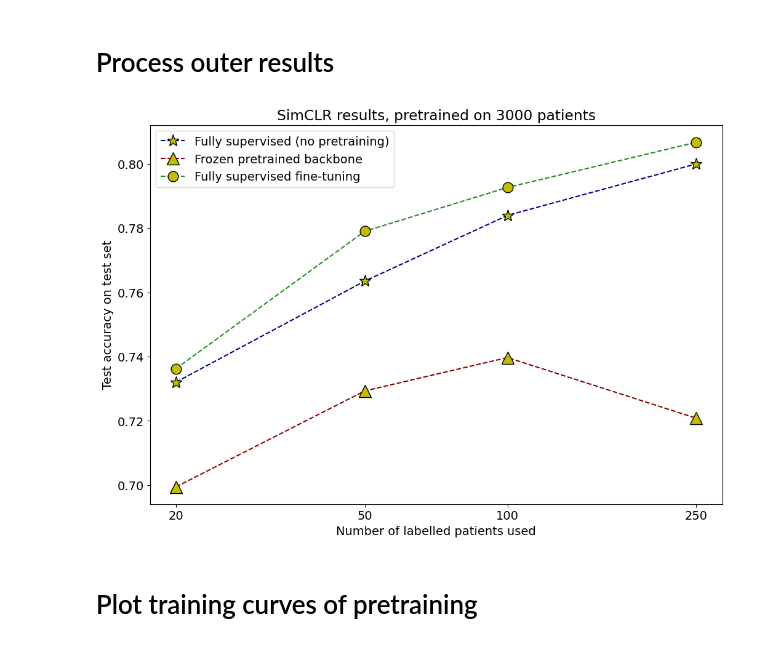
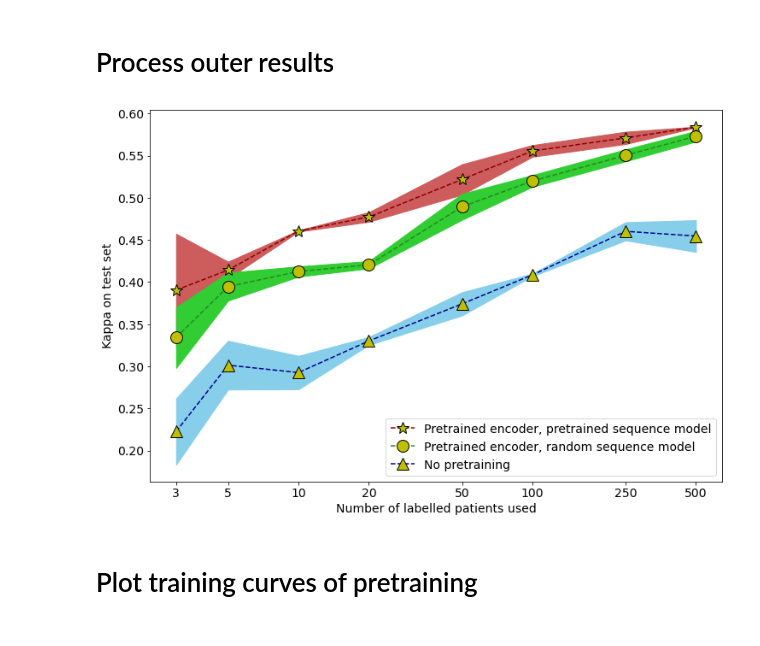
Before and after one commit to TomS55555/thesis, a Jupyter notebook: experiments/process_results.ipynb, the cells around one changed output. Cells and saved outputs as stored; diff of their text form; code cells hidden in the pictures.

```diff
--- a/experiments/process_results.ipynb
+++ b/experiments/process_results.ipynb
@@ -175,27 +151,0 @@ def process_one_file_outer(filename):
-# %%
-patients_outer = [20, 50, 100, 250]
-results = list()
-result_files = ['RandomShuffleTransformer\\results\\test_on_' + str(i) + 'pat' for i in patients_outer]
-sup_results_acc = list()
-sup_results_kappa = list()
-sup_results_fine_acc = list()
-sup_results_fine_kappa = list()
-log_results_acc = list()
-log_results_kappa = list()
-fine_results_acc = list()
-fine_results_kappa = list()
-
-for result_path in result_files:
-    result = process_one_file_outer(result_path)
-    sup_results_acc.append(result['sup_results_acc'])
-    sup_results_kappa.append(result['sup_results_kappa'])
-    sup_results_fine_acc.append(result['sup_results_fine_acc'])
-    sup_results_fine_kappa.append(result['sup_results_fine_kappa'])
-    log_results_acc.append(result['log_results_acc'])
-    log_results_kappa.append(result['log_results_kappa'])
-    fine_results_acc.append(result['fine_results_acc'])
-    fine_results_kappa.append(result['fine_results_kappa'])
-
-plot_simclr(patients_outer, sup_results=sup_results_fine_acc, log_results=log_results_acc, fine_results=fine_results_acc)
-# %% [output]
-[figure, removed]
@@ -202,3 +199,34 @@ plot_simclr(patients_outer, sup_results=sup_results_fine_acc, log_results=log_re
+# %%
+def plot_random_shuffle(results, metric='acc', plot_stds=True, save_name=None):
+    fig = plt.figure(figsize=(12,8))
+    patients = results['patients']
+    plt.plot(patients, results['fully_tuned_res_'+metric]['mean'], '--', color="darkred", marker="*", markeredgecolor="#000", markerfacecolor="y", markersize=14, label="Pretrained encoder, pretrained sequence model")
+    plt.plot(patients, results['sup_res_fine_'+metric]['mean'], '--', color="forestgreen", marker="o", markeredgecolor="#000", markerfacecolor="y", markersize=14, label="Pretrained encoder, random sequence model")
+    plt.plot(patients, results['no_pretrain_res_'+metric]['mean'], '--', color="darkblue", marker="^", markeredgecolor="#000", markerfacecolor="y", markersize=14, label="No pretraining")
+
+    if plot_stds:
+        plt.fill_between(patients, results['fully_tuned_res_'+metric]['mean'] + results['fully_tuned_res_'+metric]['std'], results['fully_tuned_res_'+metric]['mean']-results['fully_tuned_res_'+metric]['std'], color="indianred")
+        plt.fill_between(patients, results['sup_res_fine_'+metric]['mean'] + results['sup_res_fine_'+metric]['std'], results['sup_res_fine_'+metric]['mean']-results['sup_res_fine_'+metric]['std'], color="limegreen")
+        plt.fill_between(patients, results['no_pretrain_res_'+metric]['mean'] + results['no_pretrain_res_'+metric]['std'], results['no_pretrain_res_'+metric]['mean']-results['no_pretrain_res_'+metric]['std'], color="skyblue")
+    plt.xscale("log")
+    plt.xticks(patients, labels=patients)
+    plt.xlabel("Number of labelled patients used")
+    ylabel = 'Accuracy on test set' if metric == 'acc' else 'Kappa on test set'
+    plt.ylabel(ylabel)
+    plt.minorticks_off()
+    plt.legend()
+    if save_name is not None:
+        plt.savefig(save_name, facecolor="white")
+    plt.show()
+# %%
+patients_outer = [3, 5, 10, 20, 50, 100, 250, 500]
+results = list()
+result_files_1 = ['..\\backup_resuts\\test_on_' + str(i) + 'pat' for i in patients_outer]
+result_files_2 = ['..\\results_randomshuffle6\\test_results_random_shuffle_MLPclass'+str(i)+'patV6' for i in patients_outer]
+processed_results = process_multiple_files_outer([result_files_1, result_files_2], patients_outer)
+plot_random_shuffle(processed_results, metric='kappa', save_name="randomshuffle_resuts_kappa")
+# %% [output]
+[figure, added]
 # %% [markdown]
 # Plot training curves of pretraining
 # %%
```
Also changed, not shown: parts of 6 cells of this notebook.
